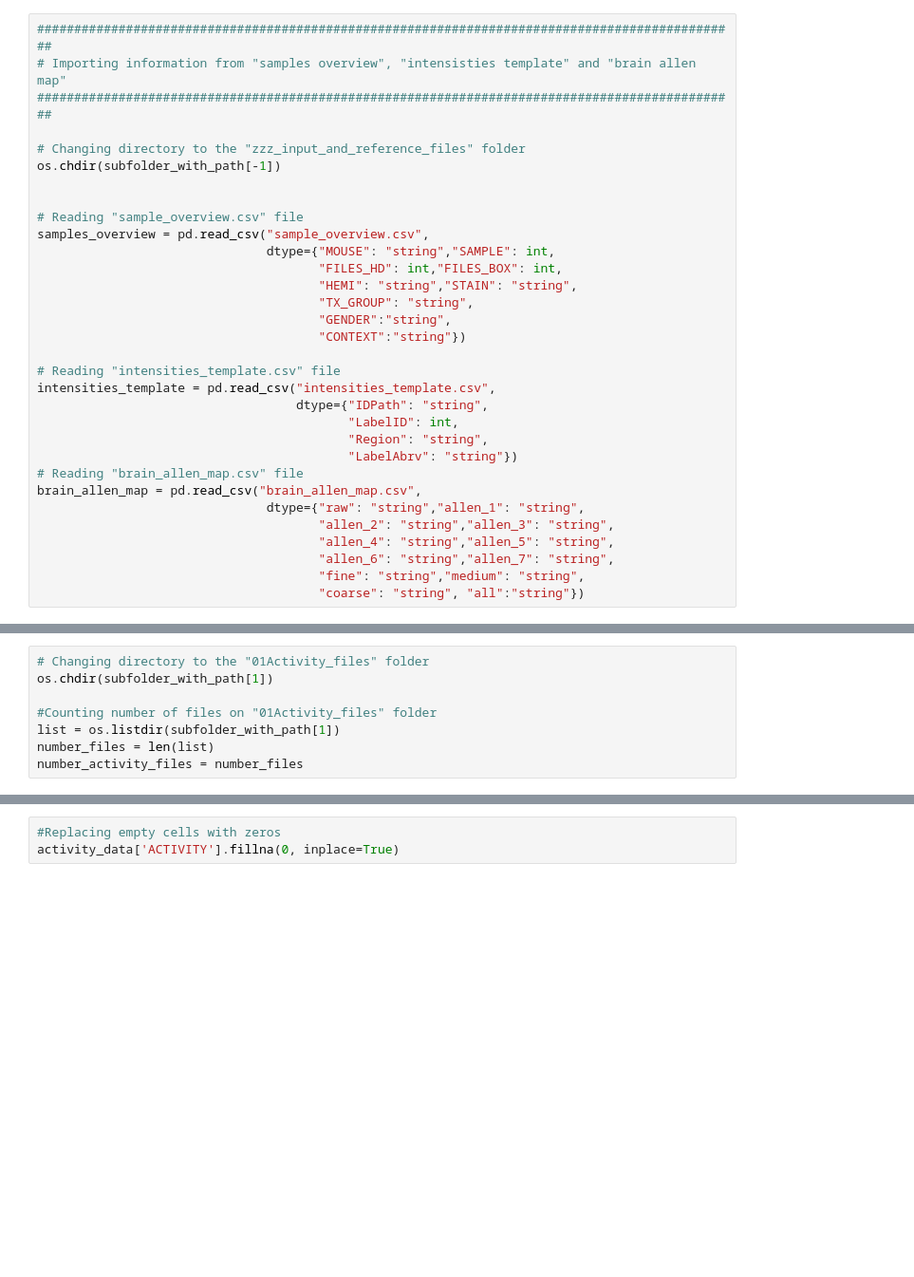
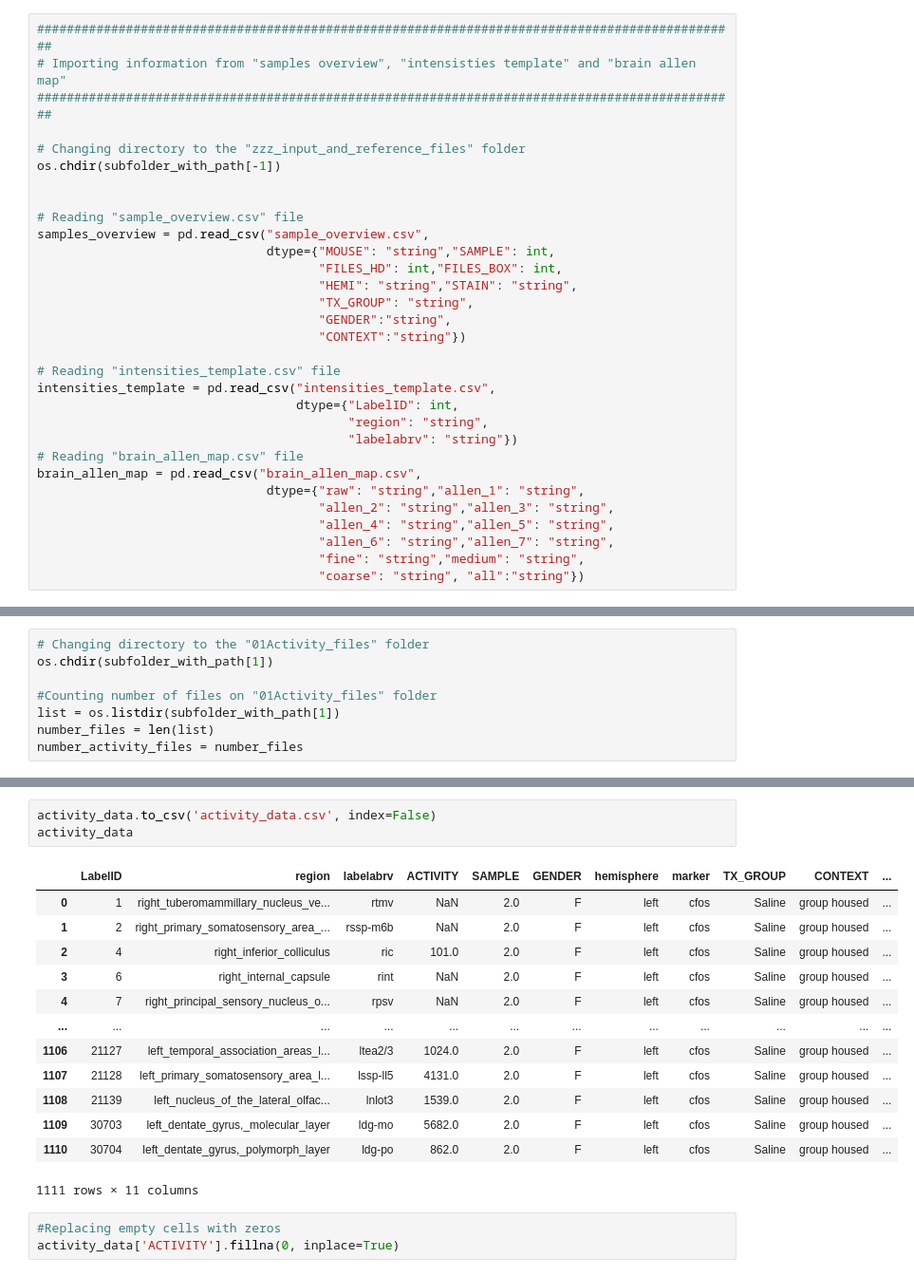
Before and after one commit to greciaro/Light-Sheet-Microscopy, a Jupyter notebook: cell_count_consensus.ipynb, the cells around one changed output, grey strips where cells are left out. Shown: that part at 95% size. Drawn from its saved outputs; the diff is of its cells as text; blank space fills up the shorter version.

```diff
--- a/cell_count_consensus.ipynb
+++ b/cell_count_consensus.ipynb
@@ -37,10 +37,9 @@ samples_overview = pd.read_csv("sample_overview.csv",
 
 # Reading "intensities_template.csv" file
 intensities_template = pd.read_csv("intensities_template.csv",
-                                   dtype={"IDPath": "string",
-                                          "LabelID": int,
-                                          "Region": "string",
-                                          "LabelAbrv": "string"})
+                                   dtype={"LabelID": int,
+                                          "region": "string",
+                                          "labelabrv": "string"})
 # Reading "brain_allen_map.csv" file
 brain_allen_map = pd.read_csv("brain_allen_map.csv",
                                dtype={"raw": "string","allen_1": "string",
@@ -380,3 +413,20 @@ UnicodeDecodeError: 'utf-8' codec can't decode bytes in position 0-1: invalid co
+# %%
+activity_data.to_csv('activity_data.csv', index=False)
+activity_data
+# %% [output]
+|  | LabelID | region | labelabrv | ACTIVITY | SAMPLE | GENDER | hemisphere | marker | TX_GROUP | CONTEXT | ... |
+| 0 | 1 | right_tuberomammillary_nucleus_ve... | rtmv | NaN | 2.0 | F | left | cfos | Saline | group housed | ... |
+| 1 | 2 | right_primary_somatosensory_area_... | rssp-m6b | NaN | 2.0 | F | left | cfos | Saline | group housed | ... |
+| 2 | 4 | right_inferior_colliculus | ric | 101.0 | 2.0 | F | left | cfos | Saline | group housed | ... |
+| 3 | 6 | right_internal_capsule | rint | NaN | 2.0 | F | left | cfos | Saline | group housed | ... |
+| 4 | 7 | right_principal_sensory_nucleus_o... | rpsv | NaN | 2.0 | F | left | cfos | Saline | group housed | ... |
+| ... | ... | ... | ... | ... | ... | ... | ... | ... | ... | ... | ... |
+| 1106 | 21127 | left_temporal_association_areas_l... | ltea2/3 | 1024.0 | 2.0 | F | left | cfos | Saline | group housed | ... |
+| 1107 | 21128 | left_primary_somatosensory_area_l... | lssp-ll5 | 4131.0 | 2.0 | F | left | cfos | Saline | group housed | ... |
+| 1108 | 21139 | left_nucleus_of_the_lateral_olfac... | lnlot3 | 1539.0 | 2.0 | F | left | cfos | Saline | group housed | ... |
+| 1109 | 30703 | left_dentate_gyrus,_molecular_layer | ldg-mo | 5682.0 | 2.0 | F | left | cfos | Saline | group housed | ... |
+| 1110 | 30704 | left_dentate_gyrus,_polymorph_layer | ldg-po | 862.0 | 2.0 | F | left | cfos | Saline | group housed | ... |
+1111 rows × 11 columns
 # %%
 #Replacing empty cells with zeros
 activity_data['ACTIVITY'].fillna(0, inplace=True)
```
Also changed, not shown: parts of 3 cells of this notebook.
